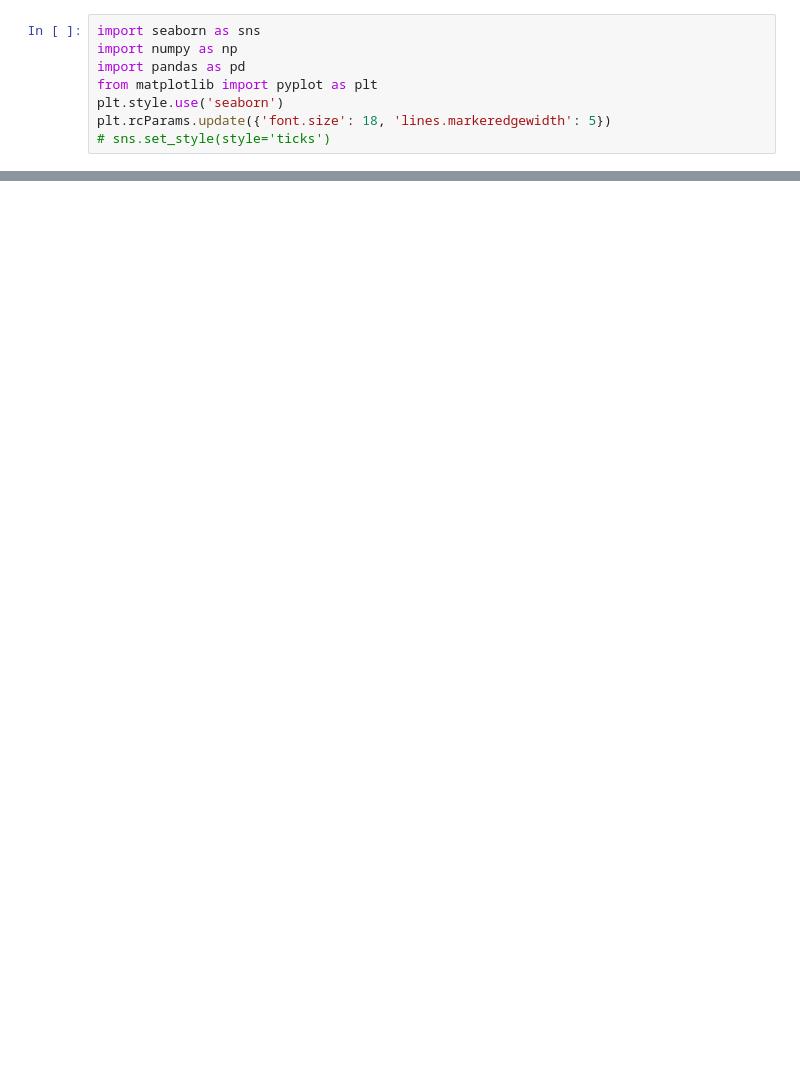
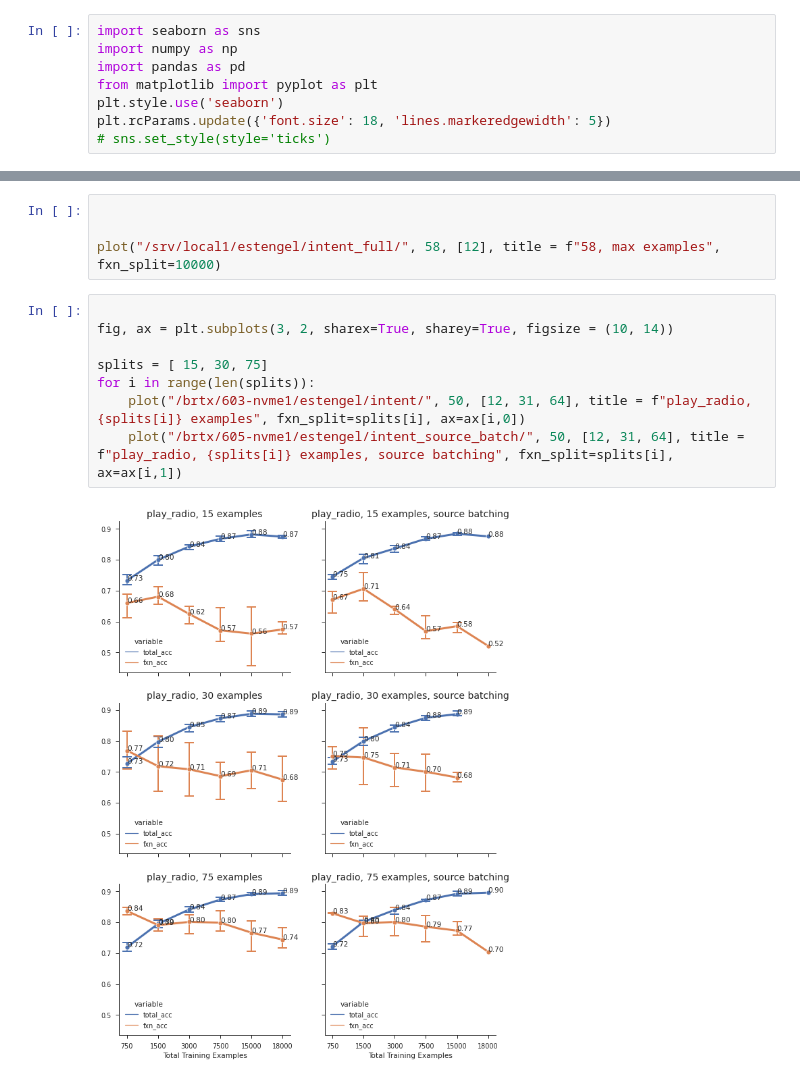
Before and after one commit to esteng/calibration_miso, a Jupyter notebook: intent/plots.ipynb, the cells around one changed output, grey strips where cells are left out. Saved outputs shown, nothing was run; the diff lists cells and outputs as text; blank space fills up the shorter version.

```diff
--- a/intent/plots.ipynb
+++ b/intent/plots.ipynb
@@ -150,0 +150,14 @@ for i in range(len(splits)):
+# %%
+
+
+plot("/srv/local1/estengel/intent_full/", 58, [12], title = f"58, max examples", fxn_split=10000)
+# %%
+
+fig, ax = plt.subplots(3, 2, sharex=True, sharey=True, figsize = (10, 14))
+
+splits = [ 15, 30, 75]
+for i in range(len(splits)):
+    plot("/brtx/603-nvme1/estengel/intent/", 50, [12, 31, 64], title = f"play_radio, {splits[i]} examples", fxn_split=splits[i], ax=ax[i,0])
+    plot("/brtx/605-nvme1/estengel/intent_source_batch/", 50, [12, 31, 64], title = f"play_radio, {splits[i]} examples, source batching", fxn_split=splits[i], ax=ax[i,1])
+# %% [output]
+[figure, added]
```
Also changed, not shown: parts of 13 cells of this notebook, 11 other files.
